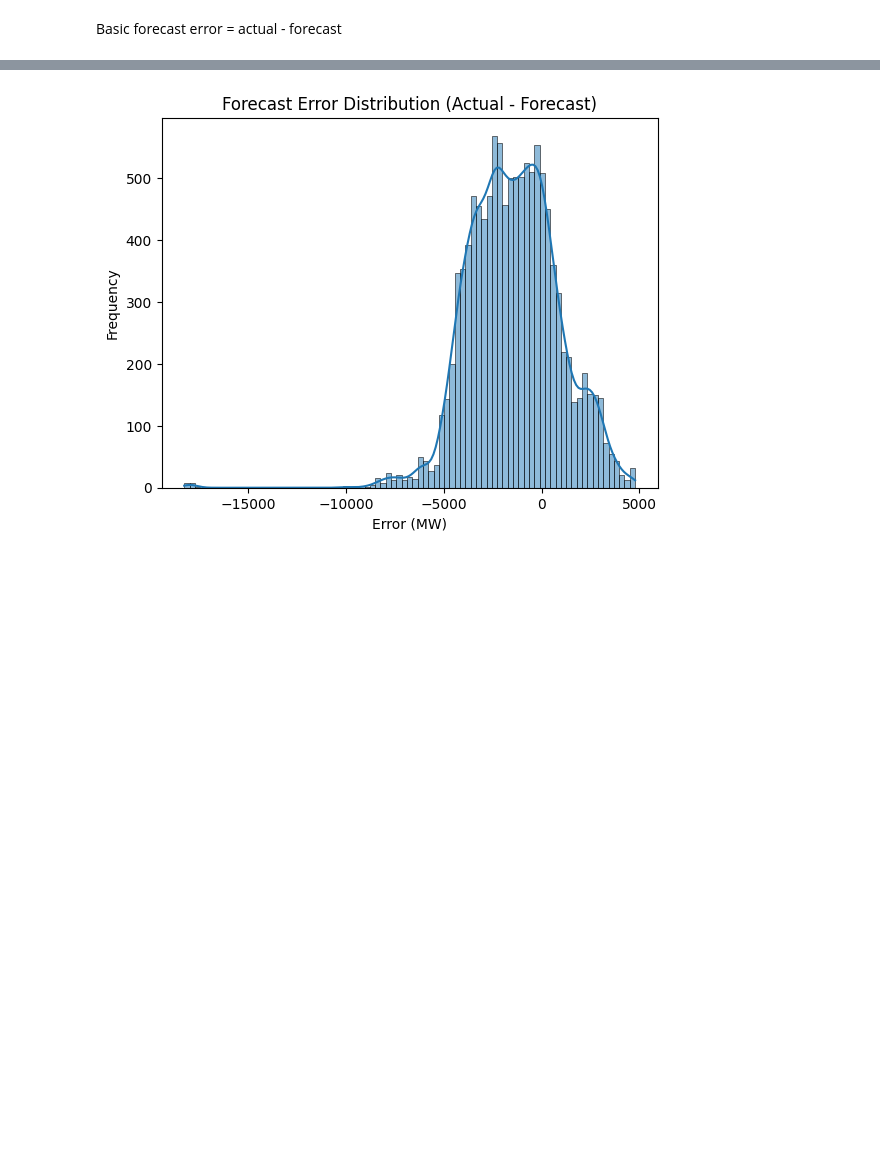
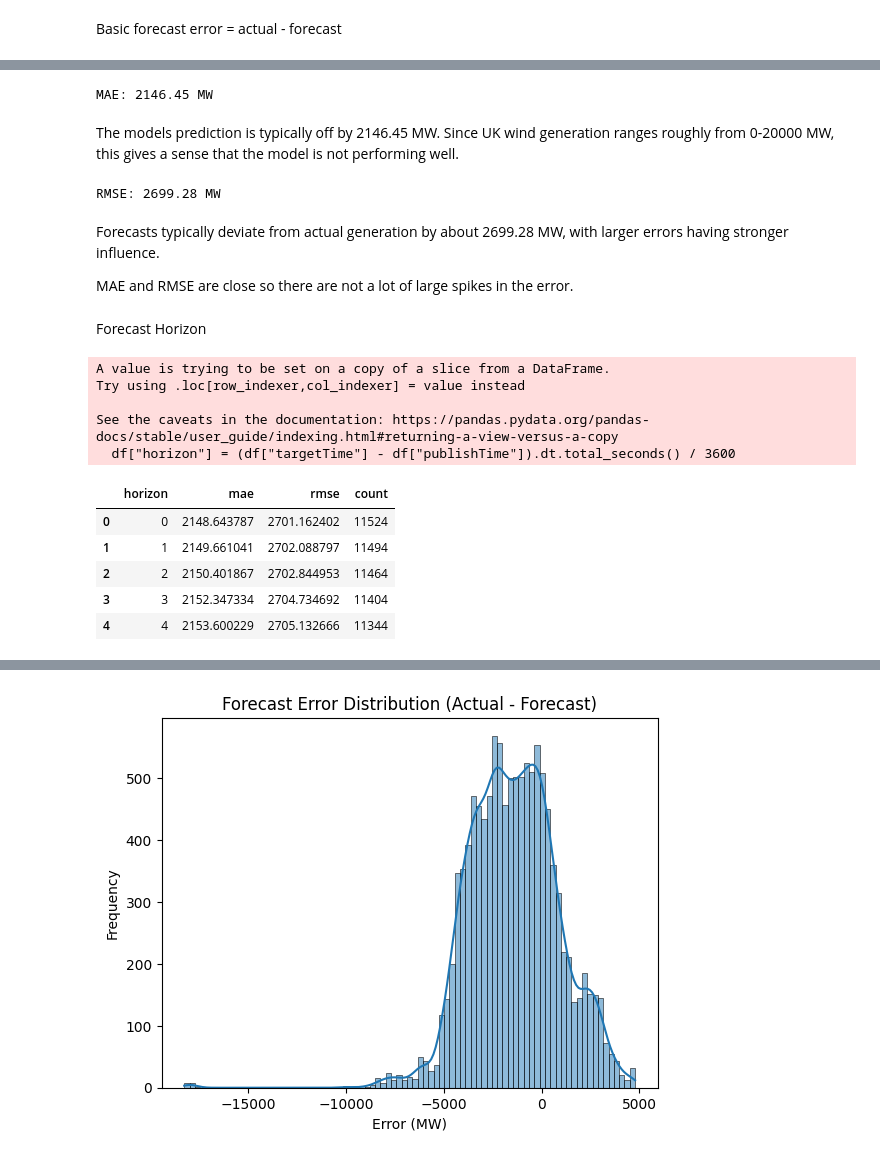
Before and after one commit to Arup3201/reint, a Jupyter notebook: forecast_analysis.ipynb, the cells around one changed output, grey strips where cells are left out. Saved outputs shown, nothing was run; the diff lists cells and outputs as text; code cells hidden in the pictures; blank space fills up the shorter version.

```diff
--- a/forecast_analysis.ipynb
+++ b/forecast_analysis.ipynb
@@ -95,0 +103,51 @@ basic_errors = df["actual"] - df["forecast"]
+# %%
+mae = basic_errors.abs().mean()
+print(f"MAE: {mae:.2f} MW")
+# %% [output]
+MAE: 2146.45 MW
+# %% [markdown]
+The models prediction is typically off by 2146.45 MW. Since UK wind generation ranges roughly from 0-20000 MW, this gives a sense that the model is not performing well.
+# %%
+rmse = (basic_errors ** 2).mean() ** 0.5
+print(f"RMSE: {rmse:.2f} MW")
+# %% [output]
+RMSE: 2699.28 MW
+# %% [markdown]
+Forecasts typically deviate from actual generation by about 2699.28 MW, with larger errors having stronger influence.
+
+MAE and RMSE are close so there are not a lot of large spikes in the error.
+# %% [markdown]
+Forecast Horizon
+# %%
+# Calculate forecast horizon in hours
+df["horizon"] = (df["targetTime"] - df["publishTime"]).dt.total_seconds() / 3600
+
+results = []
+for horizon in range(0, 49):
+    filtered = df[df["horizon"] >= horizon]
+    errors = filtered["actual"] - filtered["forecast"]
+    mae = errors.abs().mean()
+    rmse = (errors ** 2).mean() ** 0.5
+    results.append({
+        "horizon": horizon,
+        "mae":     mae,
+        "rmse":    rmse,
+        "count":   len(filtered),
+    })
+
+metrics_df = pd.DataFrame(results)
+# %% [output]
+A value is trying to be set on a copy of a slice from a DataFrame.
+Try using .loc[row_indexer,col_indexer] = value instead
+
+See the caveats in the documentation: https://pandas.pydata.org/pandas-docs/stable/user_guide/indexing.html#returning-a-view-versus-a-copy
+  df["horizon"] = (df["targetTime"] - df["publishTime"]).dt.total_seconds() / 3600
+# %%
+metrics_df.head()
+# %% [output]
+|  | horizon | mae | rmse | count |
+| 0 | 0 | 2148.643787 | 2701.162402 | 11524 |
+| 1 | 1 | 2149.661041 | 2702.088797 | 11494 |
+| 2 | 2 | 2150.401867 | 2702.844953 | 11464 |
+| 3 | 3 | 2152.347334 | 2704.734692 | 11404 |
+| 4 | 4 | 2153.600229 | 2705.132666 | 11344 |
```
Also changed, not shown: parts of 4 cells of this notebook.
